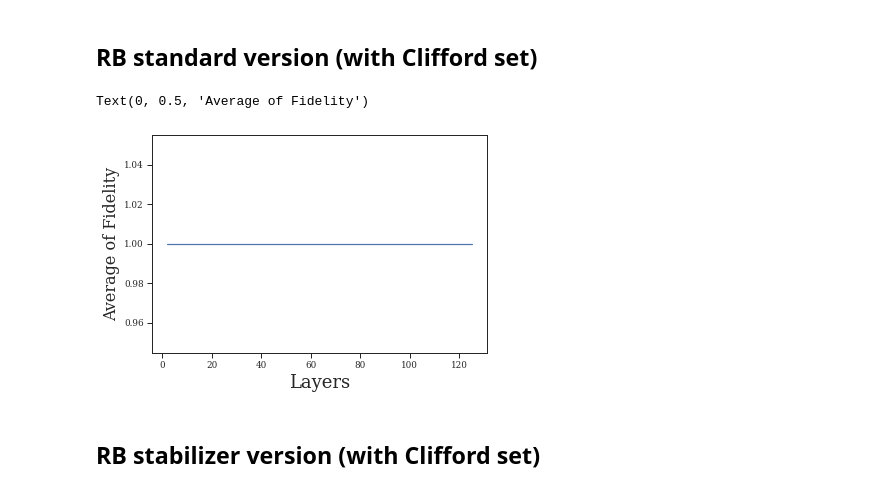
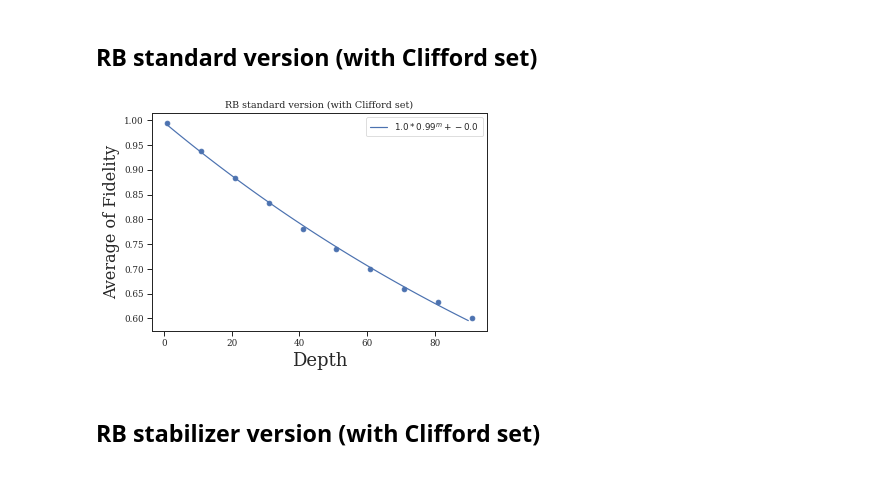
Before and after one commit to mmehrani/Randomized_Benchmarking_protocol, a Jupyter notebook: Bench_machine.ipynb, the cells around one changed output. Cells and saved outputs as stored; diff of their text form; code cells hidden in the pictures.

Commit message:
r parameter evaluateed

```diff
--- a/Bench_machine.ipynb
+++ b/Bench_machine.ipynb
@@ -21,11 +24,12 @@ import seaborn as sns
 # %%
-k_m = 10
-n_m = 500
+k_m = 200 #number of sequences
+n_m = 100 #number of shots
 n_qubit = 2
 
 # qmachine = get_qc( str(2) + "q-qvm" )
 # qmachine = get_qc("9q-square-noisy-qvm")
 qmachine = get_qc( str(n_qubit) + 'q-qvm')  # You can make any 'nq-qvm'
+qmachine.qam.gate_noise=(0.001, 0.001, 0.001)
 # qmachine = get_qc('Aspen-11',execution_timeout=60, compiler_timeout=100)
 
 
@@ -39,7 +40,21 @@ max_layer_num = ordered_layers[-1]
+# %%
+ordered_layers = np.arange(1,100,10).astype('int')
+max_layer_num = ordered_layers[-1]
+
+ordered_layers_arr = np.array( ordered_layers )
+between_layers = np.arange(ordered_layers_arr.min(),ordered_layers_arr.max(),1).astype('int')
 # %%
 path = os.path.join( os.getcwd(), 'output_storage' )
 # %%
 sns.set_theme(context='paper', font= 'Serif', style = 'ticks')
+# %%
+def decay_func(m,p,a0,b0):
+    return a0*p**m+b0
+
+def decay_param(p,qubit_num):
+    d = 2**qubit_num
+    r = (d-1)*(1-p)/d
+    return r
 # %% [markdown]
 ## RB standard version (with Clifford set)
 # %%
@@ -48,13 +63,26 @@ for m in tqdm(ordered_layers):
     avg_std_fdlty_list.append( averageOfFidelity(standard_response) )
 
 np.save( os.path.join(path,'rb_standard_{}_layers.npy'.format(max_layer_num)) ,np.array(avg_std_fdlty_list))
-# %%
-plt.plot(ordered_layers, avg_std_fdlty_list)
-plt.xlabel('Layers', fontsize=18)
-plt.ylabel('Average of Fidelity', fontsize=16)
-# %% [output]
-Text(0, 0.5, 'Average of Fidelity')
-[figure, removed]
+# %%
+avg_std_fdlty_arr = np.array( avg_std_fdlty_list )
+popt_std, pcov_std = curve_fit(decay_func, ordered_layers_arr, avg_std_fdlty_arr
+                               , bounds=([0,0,-10], [1., 10., 0.]))
+# %%
+fig = plt.figure()
+ax = fig.add_subplot()
+
+ax.scatter(ordered_layers, avg_std_fdlty_list)
+ax.plot(between_layers, decay_func(between_layers, *popt_std), label = r'${1}*{0}^m+{2}$'.format(*np.round(popt_std,2)))
+
+
+plt.xlabel('Depth', fontsize=18)
+plt.ylabel('Average of Fidelity', fontsize=16)
+plt.title('RB standard version (with Clifford set)')
+
+plt.legend()
+fig.savefig('RB_std_clifford_gates.png')
+# %% [output]
+[figure, added]
 # %% [markdown]
 ## RB stabilizer version (with Clifford set)
 # %%
```
Also changed, not shown: parts of 17 cells of this notebook, 1 other file.
